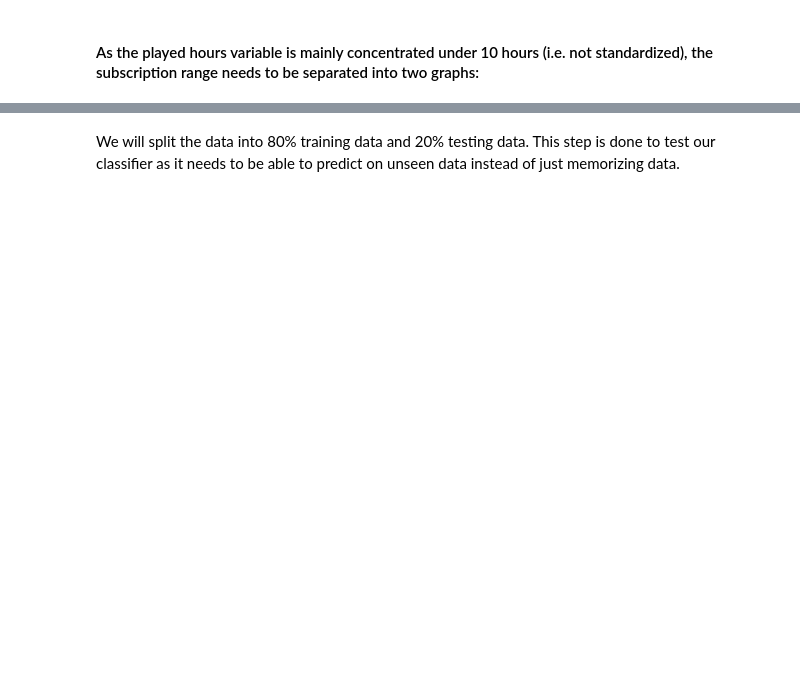
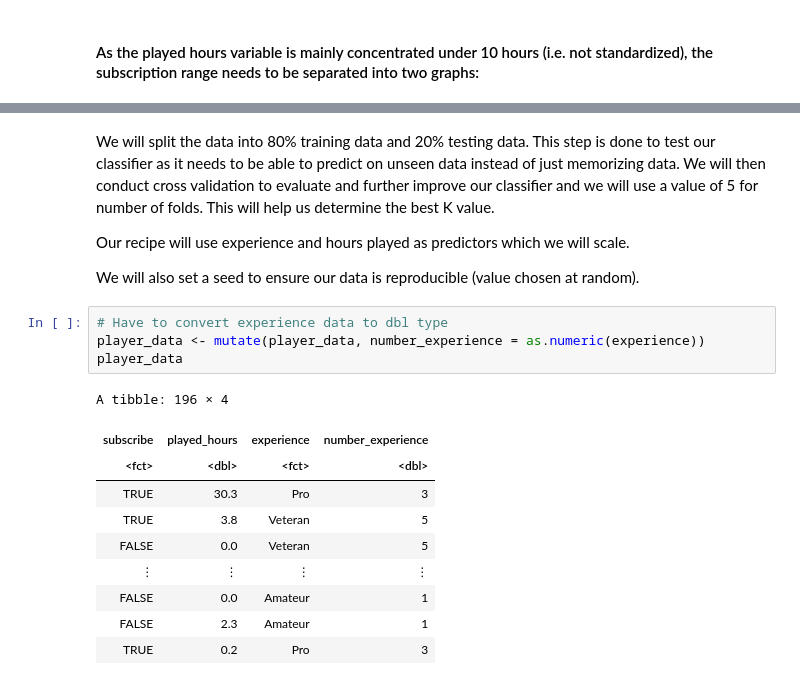
Before and after one commit to p2456/dsci-100-project-2025, a Jupyter notebook: Project write-up.ipynb, the cells around one changed output, grey strips where cells are left out. Drawn from its saved outputs; the diff is of its cells as text; blank space fills up the shorter version.

Commit message:
started data analysis

```diff
--- a/Project write-up.ipynb
+++ b/Project write-up.ipynb
@@ -153,2 +153,21 @@ Warning message:
 # %% [markdown]
-We will split the data into 80% training data and 20% testing data. This step is done to test our classifier as it needs to be able to predict on unseen data instead of just memorizing data.
+We will split the data into 80% training data and 20% testing data. This step is done to test our classifier as it needs to be able to predict on unseen data instead of just memorizing data. We will then conduct cross validation to evaluate and further improve our classifier and we will use a value of 5 for number of folds. This will help us determine the best K value.
+
+Our recipe will use experience and hours played as predictors which we will scale.
+
+We will also set a seed to ensure our data is reproducible (value chosen at random).
+# %%
+# Have to convert experience data to dbl type
+player_data <- mutate(player_data, number_experience = as.numeric(experience))
+player_data
+# %% [output]
+A tibble: 196 × 4
+| subscribe | played_hours | experience | number_experience |
+| <fct> | <dbl> | <fct> | <dbl> |
+| TRUE | 30.3 | Pro | 3 |
+| TRUE | 3.8 | Veteran | 5 |
+| FALSE | 0.0 | Veteran | 5 |
+| ⋮ | ⋮ | ⋮ | ⋮ |
+| FALSE | 0.0 | Amateur | 1 |
+| FALSE | 2.3 | Amateur | 1 |
+| TRUE | 0.2 | Pro | 3 |
```
Also changed, not shown: parts of 12 cells of this notebook.
